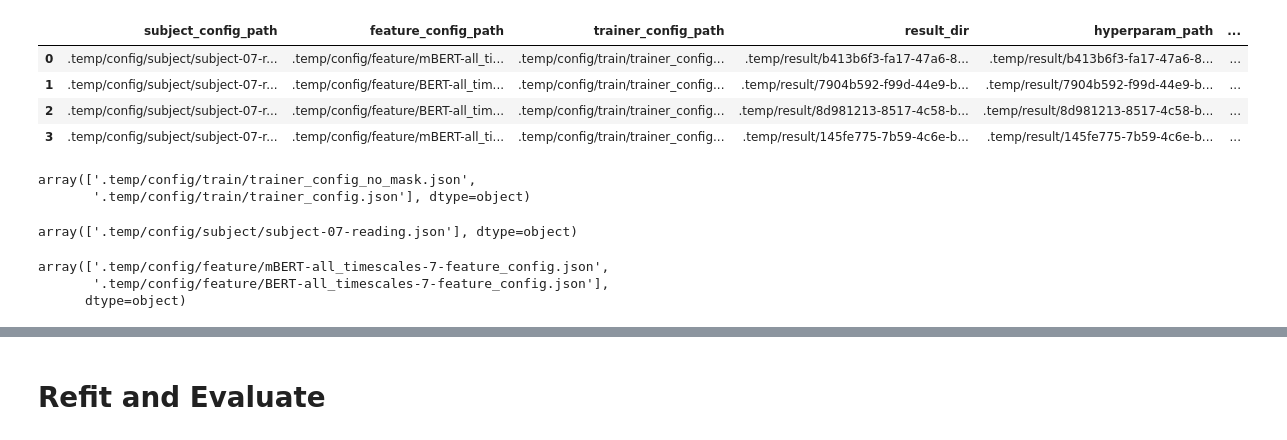
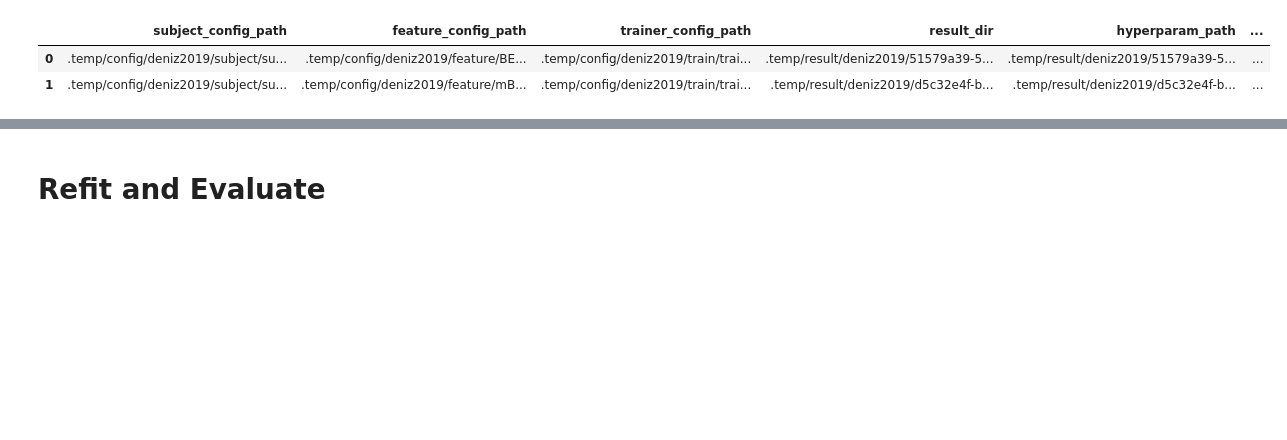
Before and after one commit to bramantyois/multilang_timescale, a Jupyter notebook: notebook/01_encoding_model/04_timescale_selectivity.ipynb, the cells around one changed output, grey strips where cells are left out. Cells and saved outputs as stored; diff of their text form; code cells hidden in the pictures; blank space fills up the shorter version.

```diff
--- a/notebook/01_encoding_model/04_timescale_selectivity.ipynb
+++ b/notebook/01_encoding_model/04_timescale_selectivity.ipynb
@@ -36,16 +36,16 @@ from himalaya.scoring import correlation_score_split, r2_score_split
 from typing import Tuple
 from multiprocessing import Pool
 # %%
-result_meta_dir = ".temp/result_meta"
+result_meta_dir = ".temp/result_meta/deniz2019"
 # %%
 # scanning result meta json files and put it into a dataframe
 result_meta_files = os.listdir(result_meta_dir)
 result_meta_files = [f for f in result_meta_files if f.endswith(".json")]
-## read json and cast it into ResultConfig
+## read json and cast it into ResultSetting
 result_meta_list = []
 for f in result_meta_files:
     with open(os.path.join(result_meta_dir, f), "r") as f:
-        result_config = ResultConfig(**json.load(f))
+        result_config = ResultSetting(**json.load(f))
         result_meta_list.append(result_config.dict())
 
 result_meta_df = pd.DataFrame(result_meta_list)
@@ -54,26 +54,11 @@ result_meta_df = pd.DataFrame(result_meta_list)
 result_meta_df["result_meta_file"] = [
     os.path.join(result_meta_dir, f) for f in result_meta_files
 ]
+# %%
+result_meta_df.sort_values(["subject_config_path","trainer_config_path", "feature_config_path", ], inplace=True)
 # %%
-result_meta_df.head()
+result_meta_df
 # %% [output]
 |  | subject_config_path | feature_config_path | trainer_config_path | result_dir | hyperparam_path | ... |
-| 0 | .temp/config/subject/subject-07-r... | .temp/config/feature/mBERT-all_ti... | .temp/config/train/trainer_config... | .temp/result/b413b6f3-fa17-47a6-8... | .temp/result/b413b6f3-fa17-47a6-8... | ... |
-| 1 | .temp/config/subject/subject-07-r... | .temp/config/feature/BERT-all_tim... | .temp/config/train/trainer_config... | .temp/result/7904b592-f99d-44e9-b... | .temp/result/7904b592-f99d-44e9-b... | ... |
-| 2 | .temp/config/subject/subject-07-r... | .temp/config/feature/BERT-all_tim... | .temp/config/train/trainer_config... | .temp/result/8d981213-8517-4c58-b... | .temp/result/8d981213-8517-4c58-b... | ... |
-| 3 | .temp/config/subject/subject-07-r... | .temp/config/feature/mBERT-all_ti... | .temp/config/train/trainer_config... | .temp/result/145fe775-7b59-4c6e-b... | .temp/result/145fe775-7b59-4c6e-b... | ... |
+| 0 | .temp/config/deniz2019/subject/su... | .temp/config/deniz2019/feature/BE... | .temp/config/deniz2019/train/trai... | .temp/result/deniz2019/51579a39-5... | .temp/result/deniz2019/51579a39-5... | ... |
+| 1 | .temp/config/deniz2019/subject/su... | .temp/config/deniz2019/feature/mB... | .temp/config/deniz2019/train/trai... | .temp/result/deniz2019/d5c32e4f-b... | .temp/result/deniz2019/d5c32e4f-b... | ... |
-# %%
-result_meta_df["trainer_config_path"].unique()
-# %% [output]
-array(['.temp/config/train/trainer_config_no_mask.json',
-       '.temp/config/train/trainer_config.json'], dtype=object)
-# %%
-result_meta_df["subject_config_path"].unique()
-# %% [output]
-array(['.temp/config/subject/subject-07-reading.json'], dtype=object)
-# %%
-result_meta_df["feature_config_path"].unique()
-# %% [output]
-array(['.temp/config/feature/mBERT-all_timescales-7-feature_config.json',
-       '.temp/config/feature/BERT-all_timescales-7-feature_config.json'],
-      dtype=object)
```
Also changed, not shown: parts of 22 cells of this notebook, 13 other files.
